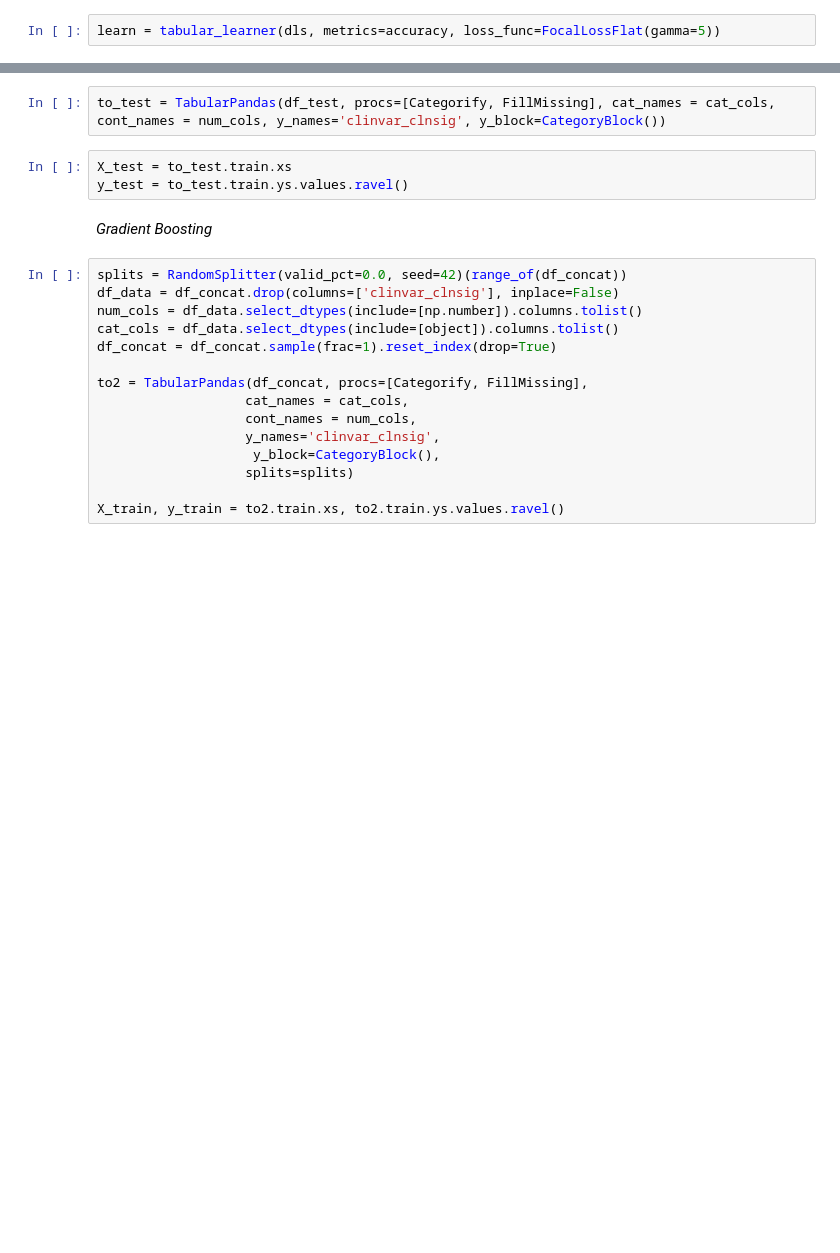
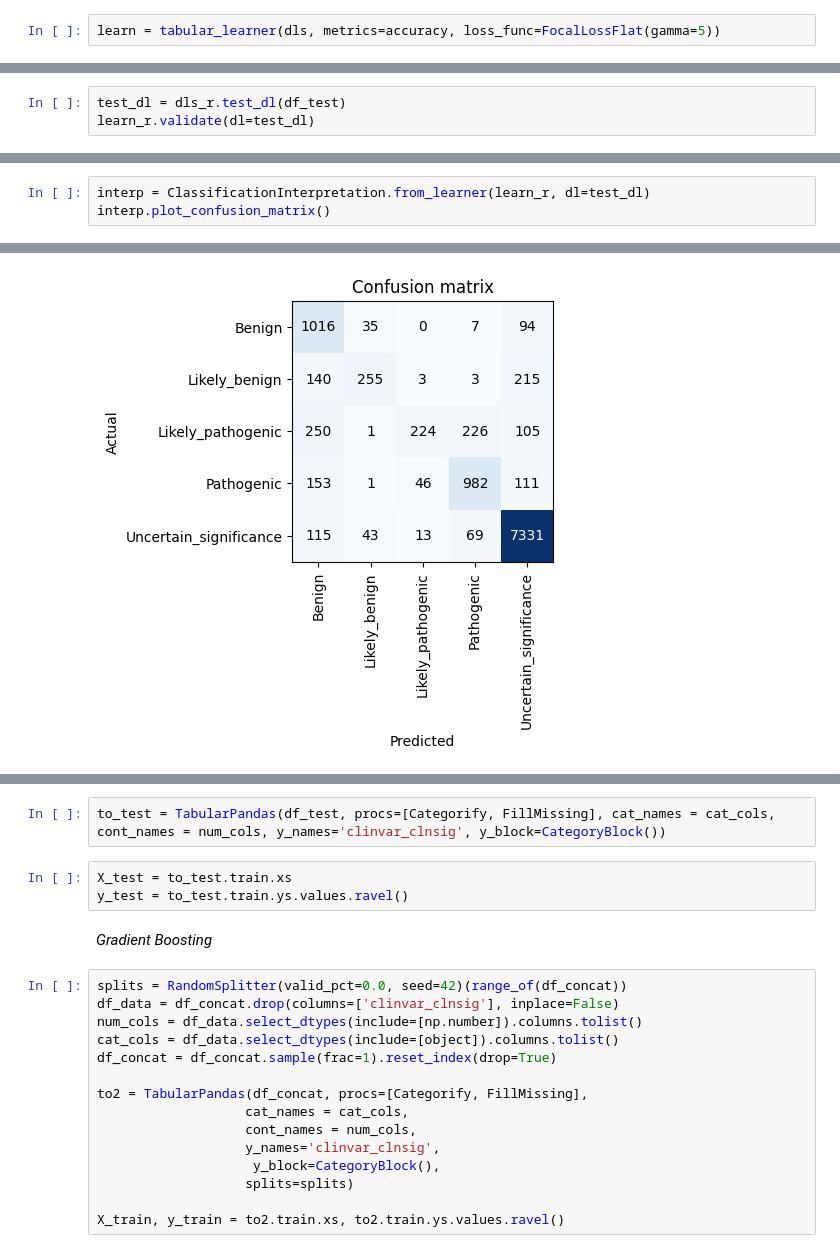
Before and after one commit to AndreaBaraldi99/ClinVarDNN, a Jupyter notebook: Dataset_union.ipynb, the cells around one changed output, grey strips where cells are left out. Cells and saved outputs as stored; diff of their text form; blank space fills up the shorter version.

```diff
--- a/Dataset_union.ipynb
+++ b/Dataset_union.ipynb
@@ -251,0 +387,3 @@ interp.plot_confusion_matrix()
+# %%
+test_dl = dls_r.test_dl(df_test)
+learn_r.validate(dl=test_dl)
@@ -251,0 +393,4 @@ interp.plot_confusion_matrix()
+# %%
+interp = ClassificationInterpretation.from_learner(learn_r, dl=test_dl)
+interp.plot_confusion_matrix()
+# %% [output]
@@ -251,0 +399 @@ interp.plot_confusion_matrix()
+[figure, added]
```
Also changed, not shown: parts of 37 cells of this notebook, 1 other file.
